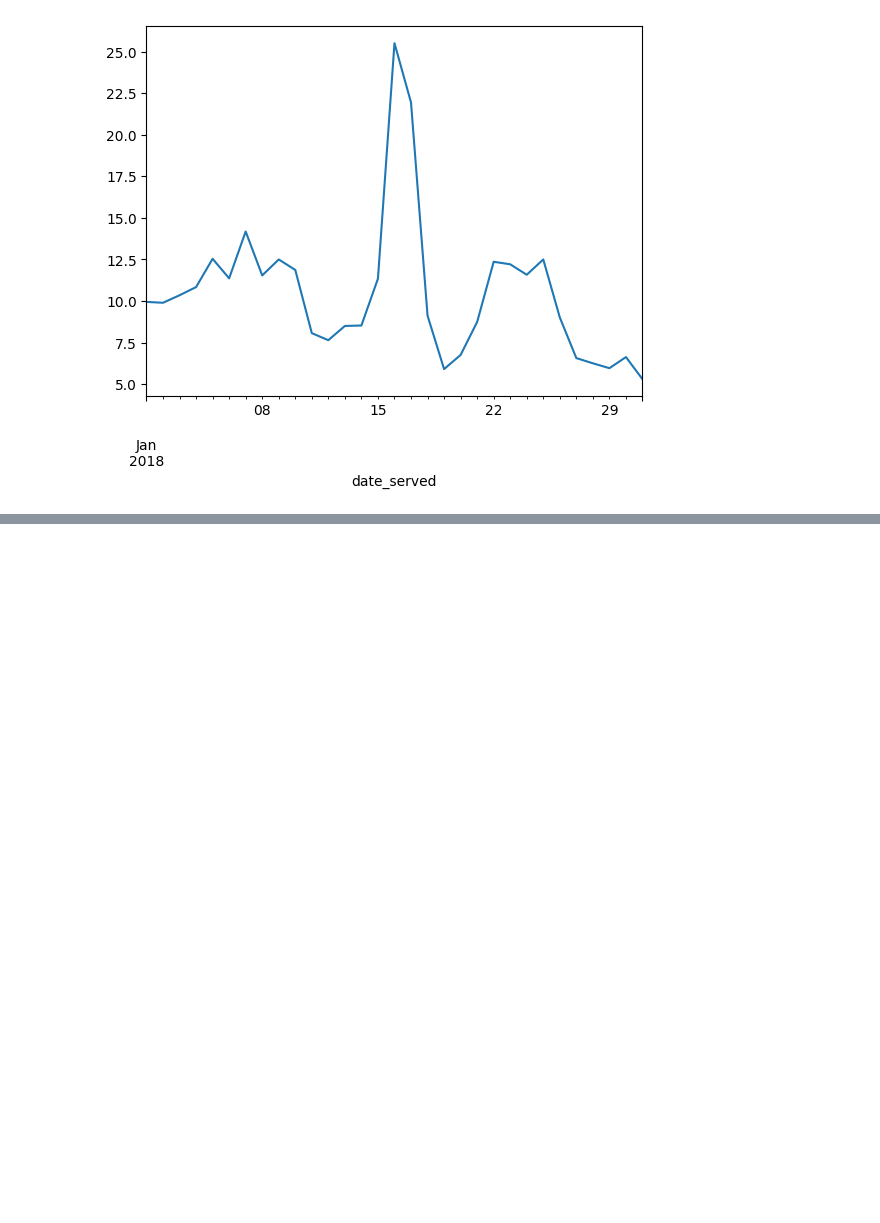
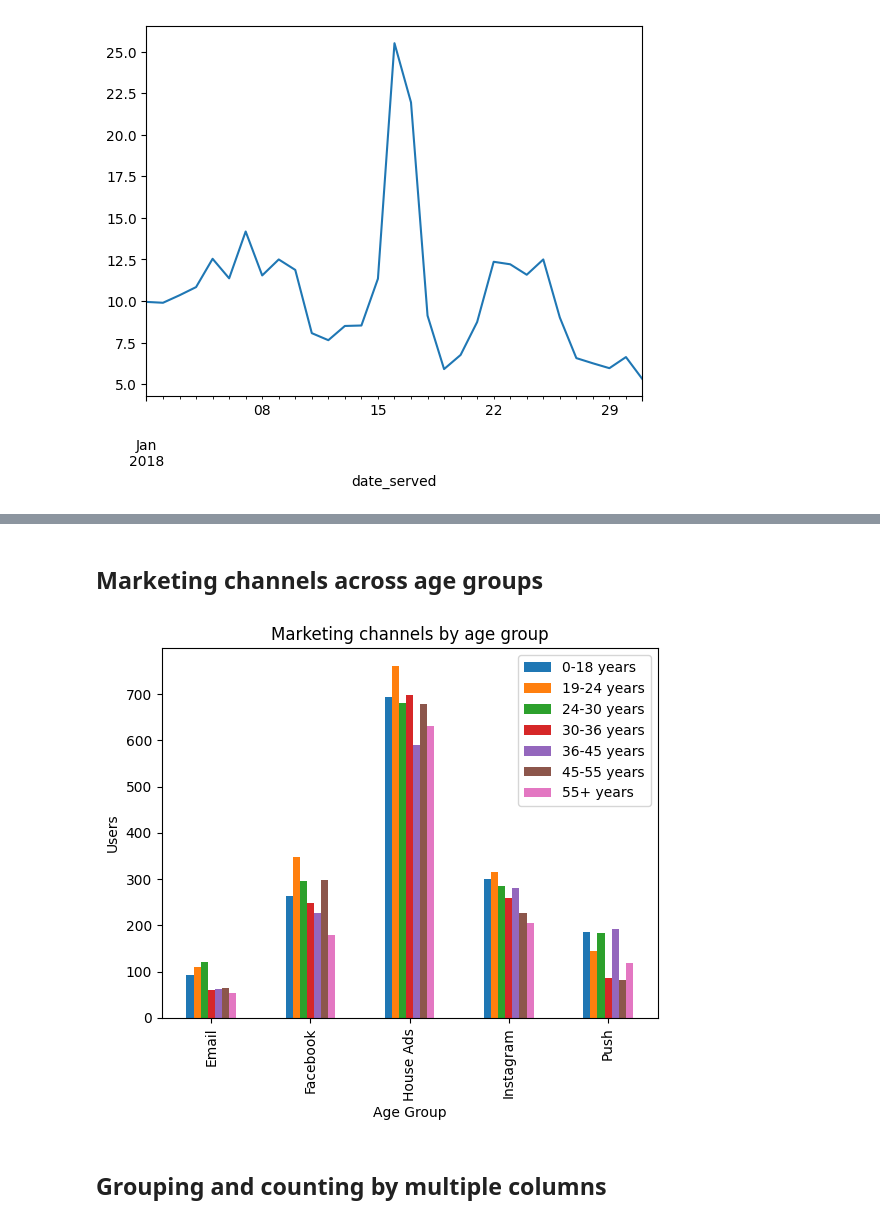
Before and after one commit to shannontorcato/analyzing-marketing-campaign, a Jupyter notebook: main.ipynb, the cells around one changed output, grey strips where cells are left out. Cells and saved outputs as stored; diff of their text form; code cells hidden in the pictures; blank space fills up the shorter version.

```diff
--- a/main.ipynb
+++ b/main.ipynb
@@ -205,0 +252,22 @@ daily_conversion_rate.plot()
+# %% [markdown]
+## Marketing channels across age groups
+# %%
+channel_age = marketing.groupby(['marketing_channel', 'age_group'])\
+                                ['user_id'].count()
+
+# Unstack channel_age and transform it into a DataFrame
+channel_age_df = pd.DataFrame(channel_age.unstack(level = 1))
+
+# Plot channel_age
+channel_age_df.plot(kind = 'bar')
+plt.title('Marketing channels by age group')
+plt.xlabel('Age Group')
+plt.ylabel('Users')
+# Add a legend to the plot
+plt.legend(loc = 'upper right',
+           labels = channel_age_df.columns.values)
+plt.show()
+# %% [output]
+[figure, added]
+# %% [markdown]
+## Grouping and counting by multiple columns
```
Also changed, not shown: parts of 20 cells of this notebook.
